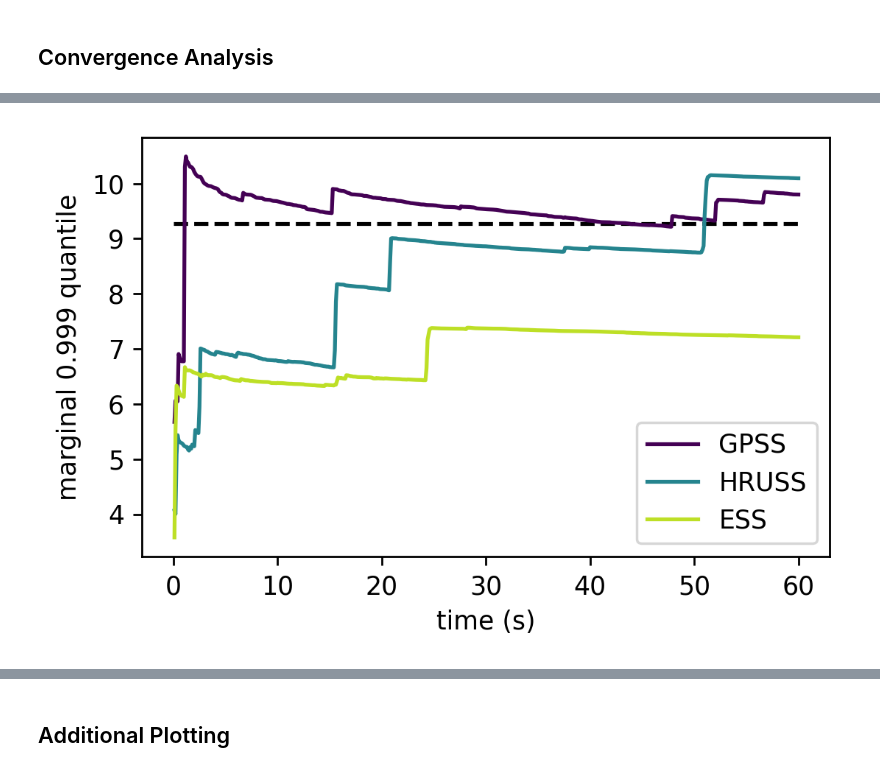
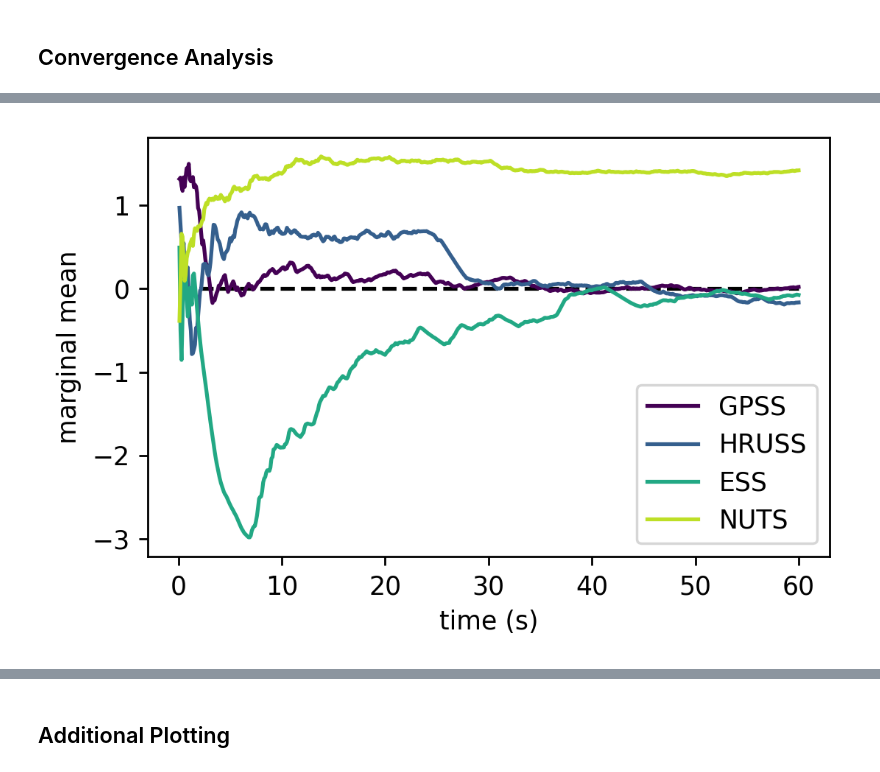
Before and after one commit to microscopic-image-analysis/Gibbsian_Polar_Slice_Sampling, a Jupyter notebook: code/Neal's_funnel.ipynb, the cells around one changed output, grey strips where cells are left out. Drawn from its saved outputs; the diff is of its cells as text; code cells hidden in the pictures.

```diff
--- a/code/Neal's_funnel.ipynb
+++ b/code/Neal's_funnel.ipynb
@@ -149,11 +166,0 @@ plt.show()
-# %%
-plt.figure(figsize=conv_figsize, dpi=dpi)
-plt.xlabel("time (s)")
-plt.ylabel("marginal std dev")
-for s in range(nsam):
-    plt.plot(spots, stds[s])
-plt.plot([0,tmax], [3,3], color="black", linestyle="dashed", zorder=0)
-plt.legend(algnames)
-plt.tight_layout()
-plt.savefig(path_prefix + "std_conv.png")
-plt.show()
@@ -162,11 +166,0 @@ plt.show()
-# %%
-plt.figure(figsize=conv_figsize, dpi=dpi)
-plt.xlabel("time (s)")
-plt.ylabel("marginal {} quantile".format(q1))
-for s in range(nsam):
-    plt.plot(spots, q1s[s])
-plt.plot([0,tmax], [v1,v1], color="black", linestyle="dashed", zorder=0)
-plt.legend(algnames, loc="upper right")
-plt.tight_layout()
-plt.savefig(path_prefix + "q1_conv.png")
-plt.show()
@@ -175,13 +167,14 @@ plt.show()
-# %%
-plt.figure(figsize=conv_figsize, dpi=dpi)
-plt.xlabel("time (s)")
-plt.ylabel("marginal {} quantile".format(q2))
-for s in range(nsam):
-    plt.plot(spots, q2s[s])
-plt.plot([0,tmax], [v2,v2], color="black", linestyle="dashed", zorder=0)
-plt.legend(algnames)
-plt.tight_layout()
-plt.savefig(path_prefix + "q2_conv.png")
-plt.show()
-# %% [output]
-[figure, removed]
+# %%
+def conv_plot(vals, gt_val, ylabel, filename, conv_figsize=(4.5,3), dpi=250):
+    plt.figure(figsize=conv_figsize, dpi=dpi)
+    plt.xlabel("time (s)")
+    plt.ylabel(ylabel)
+    for s in range(nsam):
+        plt.plot(spots, vals[s])
+    plt.plot([0,tmax], [gt_val,gt_val], color="black", linestyle="dashed", zorder=0)
+    plt.legend(snames)
+    pfs.wrapup(path_prefix + filename + ".png")
+# %%
+conv_plot(means, 0.0, "marginal mean", "mean_conv")
+# %% [output]
+[figure, added]
```
Also changed, not shown: parts of 27 cells of this notebook, 27 other files.
